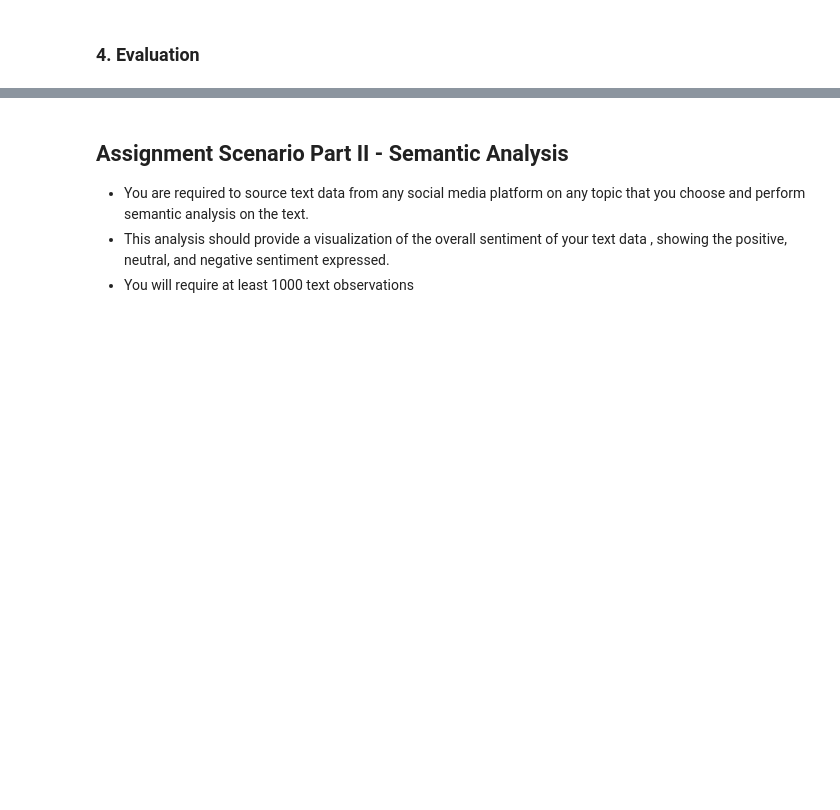
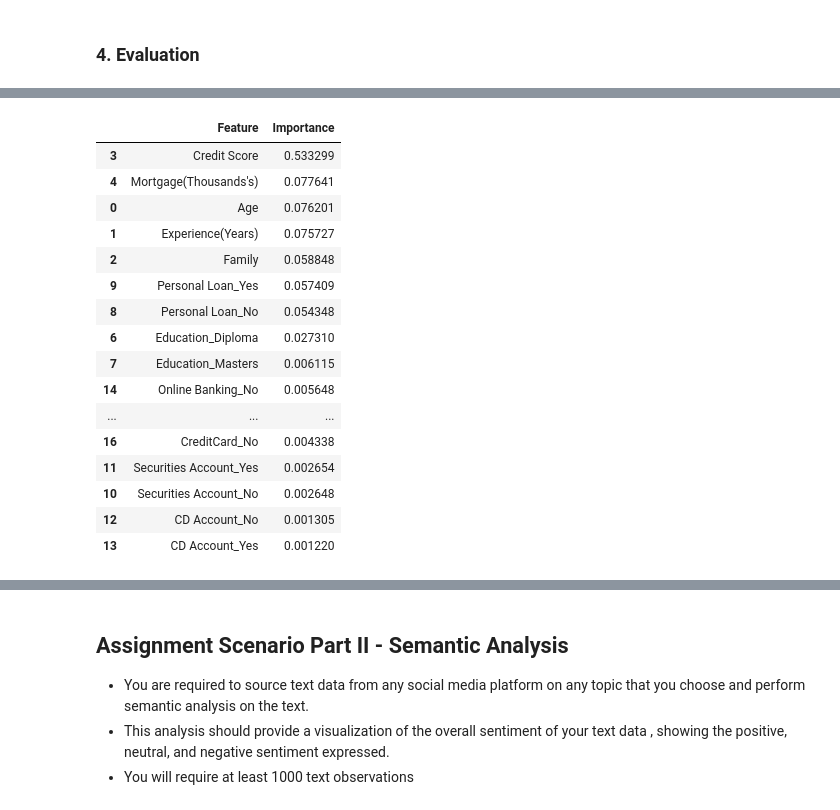
Before and after one commit to danrlei-martins-cct/ML_CA2, a Jupyter notebook: DanrleiMartins_ML_CA2.ipynb, the cells around one changed output, grey strips where cells are left out. Cells and saved outputs as stored; diff of their text form; code cells hidden in the pictures; blank space fills up the shorter version.

```diff
--- a/DanrleiMartins_ML_CA2.ipynb
+++ b/DanrleiMartins_ML_CA2.ipynb
@@ -644,0 +638,24 @@ While the custom neural network model showed improvement over the baseline, its
+# %%
+# Create a DataFrame for better visualization
+feature_importance_df = pd.DataFrame({'Feature': actual_feature_names, 'Importance': importances})
+feature_importance_df = feature_importance_df.sort_values(by='Importance', ascending=False)
+
+feature_importance_df
+# %% [output]
+|  | Feature | Importance |
+| 3 | Credit Score | 0.533299 |
+| 4 | Mortgage(Thousands's) | 0.077641 |
+| 0 | Age | 0.076201 |
+| 1 | Experience(Years) | 0.075727 |
+| 2 | Family | 0.058848 |
+| 9 | Personal Loan_Yes | 0.057409 |
+| 8 | Personal Loan_No | 0.054348 |
+| 6 | Education_Diploma | 0.027310 |
+| 7 | Education_Masters | 0.006115 |
+| 14 | Online Banking_No | 0.005648 |
+| ... | ... | ... |
+| 16 | CreditCard_No | 0.004338 |
+| 11 | Securities Account_Yes | 0.002654 |
+| 10 | Securities Account_No | 0.002648 |
+| 12 | CD Account_No | 0.001305 |
+| 13 | CD Account_Yes | 0.001220 |
```
Also changed, not shown: parts of 63 cells of this notebook, 1 other file.
